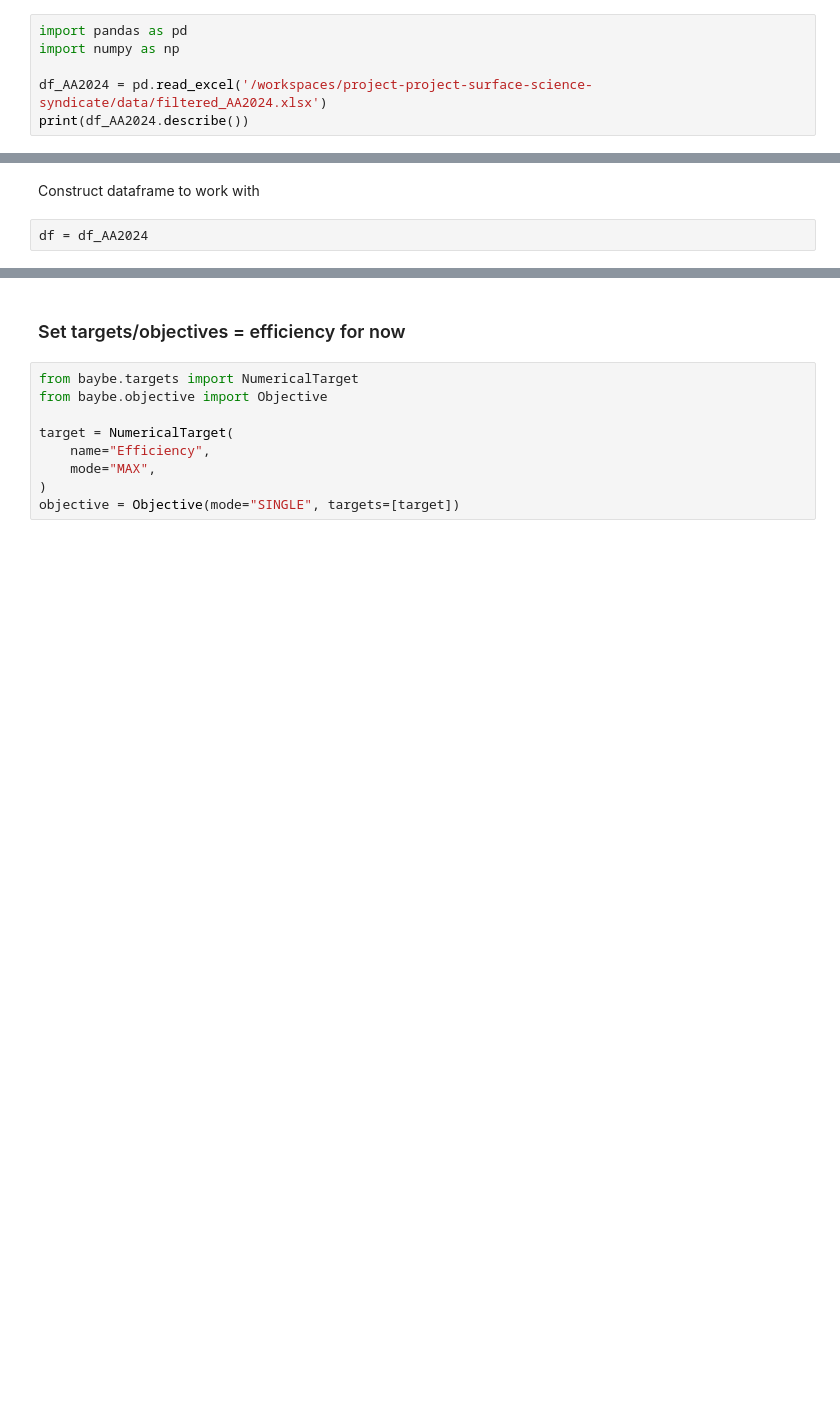
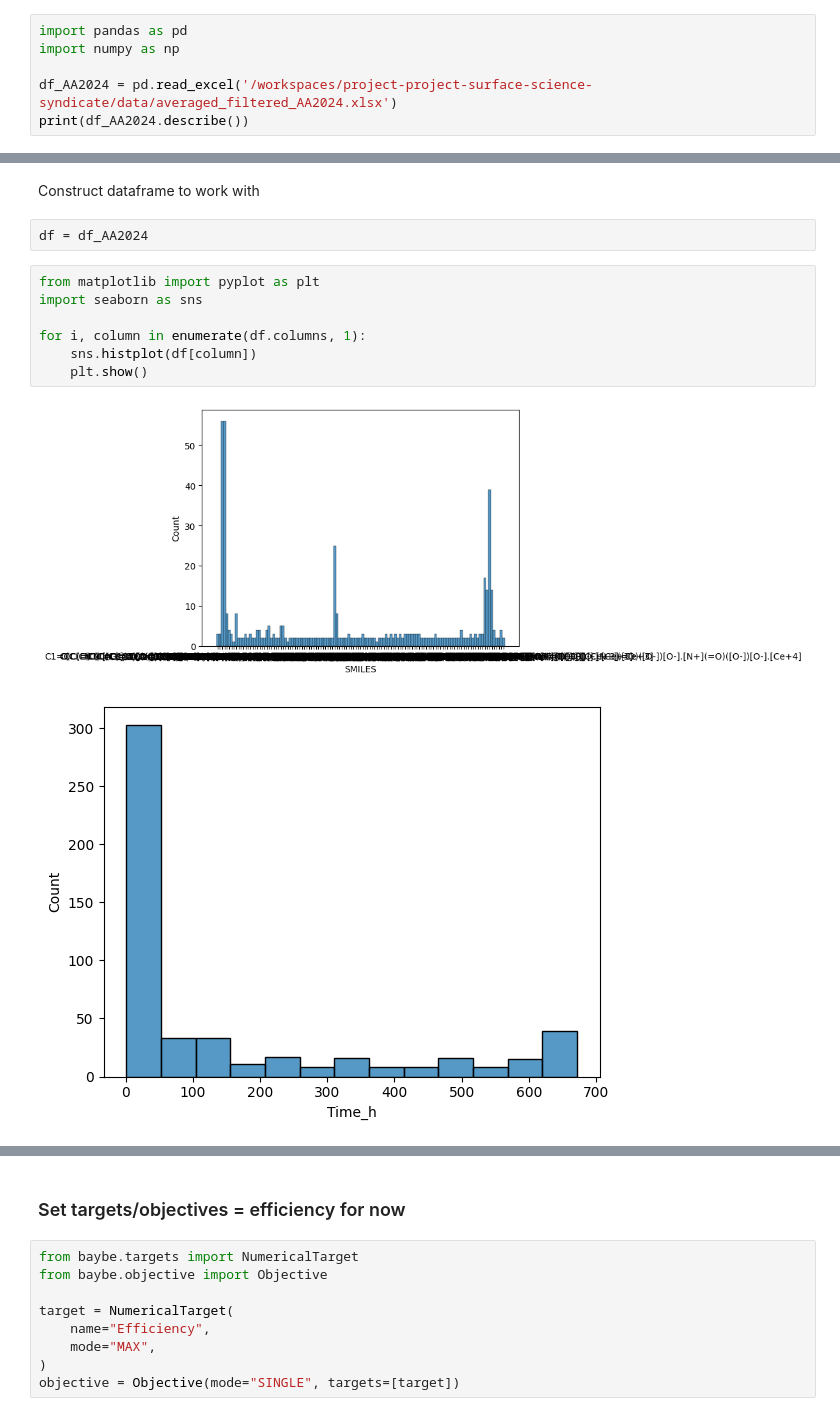
Before and after one commit to AC-BO-Hackathon/project-surface-science-syndicate, a Jupyter notebook: Alex6022/baybe-inhibitor.ipynb, the cells around one changed output, grey strips where cells are left out. Saved outputs shown, nothing was run; the diff lists cells and outputs as text; blank space fills up the shorter version.

```diff
--- a/Alex6022/baybe-inhibitor.ipynb
+++ b/Alex6022/baybe-inhibitor.ipynb
@@ -4,7 +4,7 @@
 import pandas as pd
 import numpy as np
 
-df_AA2024 = pd.read_excel('/workspaces/project-project-surface-science-syndicate/data/filtered_AA2024.xlsx')
+df_AA2024 = pd.read_excel('/workspaces/project-project-surface-science-syndicate/data/averaged_filtered_AA2024.xlsx')
 print(df_AA2024.describe())
 # %% [output]
            Time_h          pH  Inhib_Concentrat_M  Salt_Concentrat_M  \
@@ -46,3 +46,13 @@ print(df_AA2024.head())
 Construct dataframe to work with
 # %%
 df = df_AA2024
+# %%
+from matplotlib import pyplot as plt
+import seaborn as sns
+
+for i, column in enumerate(df.columns, 1):
+    sns.histplot(df[column])
+    plt.show()
+# %% [output]
+[figure, added]
+[figure, added]
```
Also changed, not shown: parts of 29 cells of this notebook.
